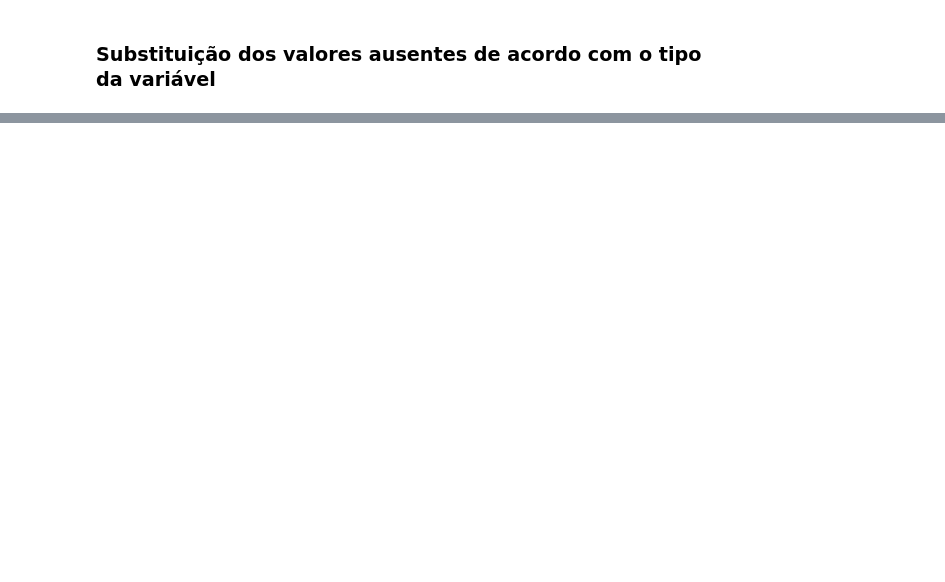
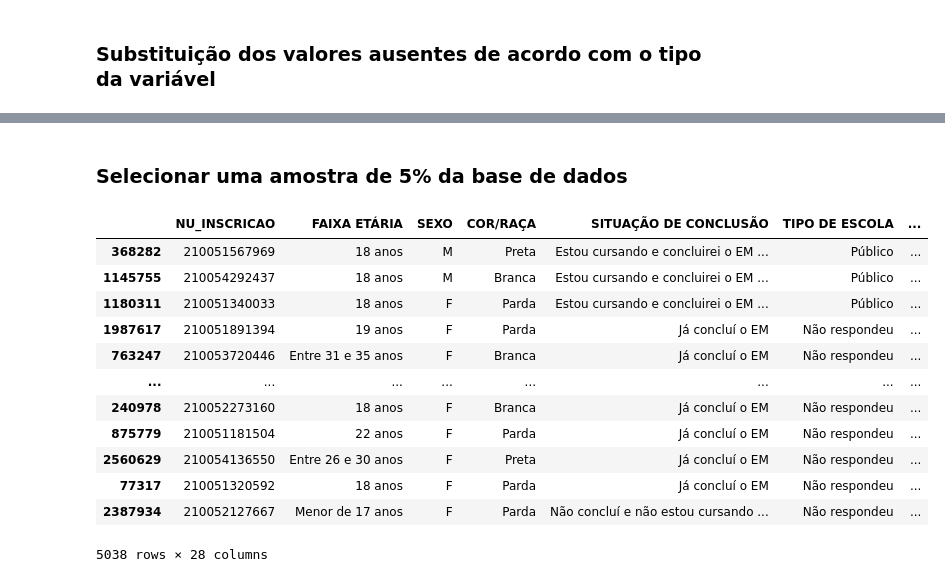
Before and after one commit to Victor-Amarante/Intro_DS, a Jupyter notebook: DataProcessing_2021.ipynb, the cells around one changed output, grey strips where cells are left out. Drawn from its saved outputs; the diff is of its cells as text; code cells hidden in the pictures; blank space fills up the shorter version.

```diff
--- a/DataProcessing_2021.ipynb
+++ b/DataProcessing_2021.ipynb
@@ -296,0 +358,2 @@ vestibulandos_presentes_pe.to_csv('enem2021_processed.csv', sep=';', encoding='i
+# %% [markdown]
+### Selecionar uma amostra de 5% da base de dados
@@ -296,0 +362,19 @@ vestibulandos_presentes_pe.to_csv('enem2021_processed.csv', sep=';', encoding='i
+# %%
+# Retirando uma amostra simples de 5% da base de dados vestibulandos_presentes_pe
+np.random.seed(1)
+vestibulandos_amostra = vestibulandos_presentes_pe.sample(frac=0.05)
+vestibulandos_amostra
+# %% [output]
+|  | NU_INSCRICAO | FAIXA ETÁRIA | SEXO | COR/RAÇA | SITUAÇÃO DE CONCLUSÃO | TIPO DE ESCOLA | ... |
+| 368282 | 210051567969 | 18 anos | M | Preta | Estou cursando e concluirei o EM ... | Público | ... |
+| 1145755 | 210054292437 | 18 anos | M | Branca | Estou cursando e concluirei o EM ... | Público | ... |
+| 1180311 | 210051340033 | 18 anos | F | Parda | Estou cursando e concluirei o EM ... | Público | ... |
+| 1987617 | 210051891394 | 19 anos | F | Parda | Já concluí o EM | Não respondeu | ... |
+| 763247 | 210053720446 | Entre 31 e 35 anos | F | Branca | Já concluí o EM | Não respondeu | ... |
+| ... | ... | ... | ... | ... | ... | ... | ... |
+| 240978 | 210052273160 | 18 anos | F | Branca | Já concluí o EM | Não respondeu | ... |
+| 875779 | 210051181504 | 22 anos | F | Parda | Já concluí o EM | Não respondeu | ... |
+| 2560629 | 210054136550 | Entre 26 e 30 anos | F | Preta | Já concluí o EM | Não respondeu | ... |
+| 77317 | 210051320592 | 18 anos | F | Parda | Já concluí o EM | Não respondeu | ... |
+| 2387934 | 210052127667 | Menor de 17 anos | F | Parda | Não concluí e não estou cursando ... | Não respondeu | ... |
+5038 rows × 28 columns
```
Also changed, not shown: parts of 32 cells of this notebook, 4 other files.
